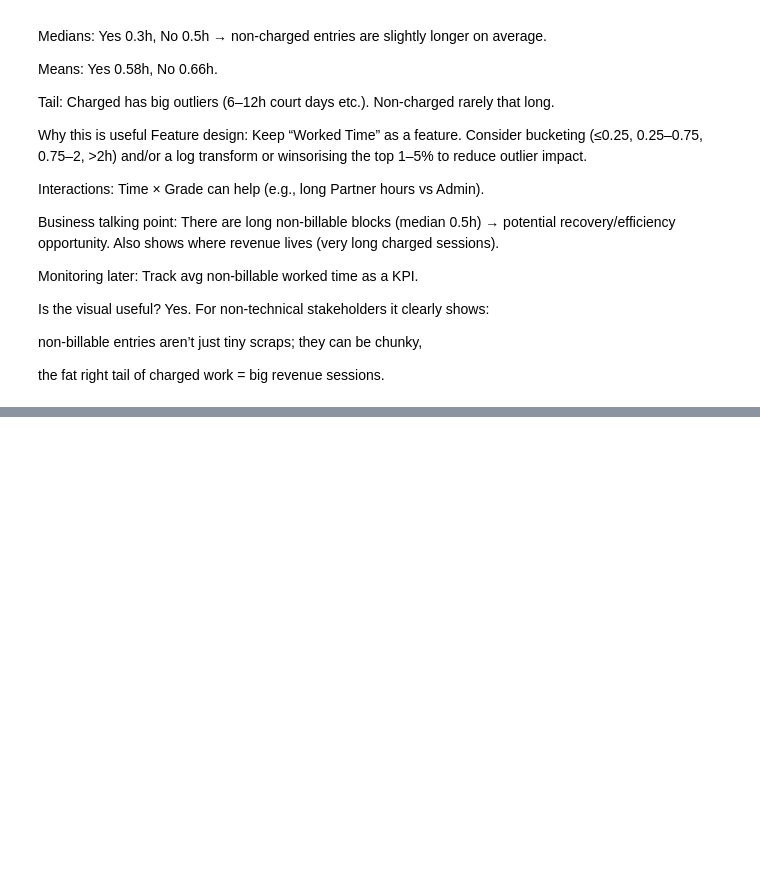
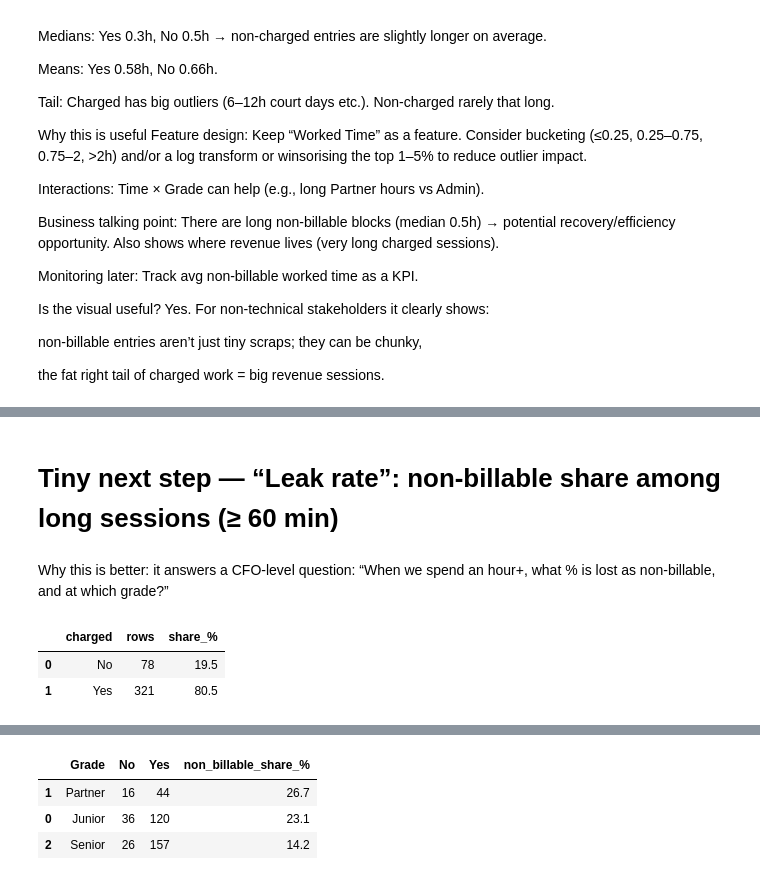
Before and after one commit to MuhammadToqeer/legal-time-categorisation-poc, a Jupyter notebook: notebooks/01_eda.ipynb, the cells around one changed output, grey strips where cells are left out. Cells and saved outputs as stored; diff of their text form; code cells hidden in the pictures; blank space fills up the shorter version.

```diff
--- a/notebooks/01_eda.ipynb
+++ b/notebooks/01_eda.ipynb
@@ -335,3 +335,23 @@ Yes. For non-technical stakeholders it clearly shows:
 non-billable entries aren’t just tiny scraps; they can be chunky,
 
 the fat right tail of charged work = big revenue sessions.
+# %%
+import plotly.express as px
+
+# derive minutes (keep hours as-is for modelling)
+df["worked_minutes"] = (df["Worked Time"] * 60).round(0).astype(int)
+
+# optional: also create 6-minute billing buckets (useful later for business view)
+df["worked_min_bucket6"] = ((df["worked_minutes"] / 6).round().astype(int) * 6).astype(int)
+
+# re-do the plot in minutes
+dfv = df.assign(charged=df["Charged to Client?"].str.upper().map({"YES": "Yes", "NO": "No"}))
+fig = px.box(
+    dfv, x="charged", y="worked_minutes", color="charged",
+    title="Worked minutes vs Charged?"
+)
+fig.update_layout(template="simple_white", xaxis_title=None, yaxis_title="Minutes")
+fig.show()
+
+# quick summary in minutes
+dfv.groupby("charged")["worked_minutes"].agg(count="size", median="median", mean="mean")
@@ -337,0 +364,46 @@ the fat right tail of charged work = big revenue sessions.
+# %% [markdown]
+# Tiny next step — “Leak rate”: non-billable share among long sessions (≥ 60 min)
+# %% [markdown]
+Why this is better: it answers a CFO-level question: “When we spend an hour+, what % is lost as non-billable, and at which grade?”
+# %%
+THRESH = 60  # minutes
+df["worked_minutes"] = (df["Worked Time"] * 60).round(0).astype(int)
+df["charged"] = df["Charged to Client?"].str.upper().map({"YES": "Yes", "NO": "No"})
+df["long"] = df["worked_minutes"] >= THRESH
+
+# Overall leak among long sessions
+overall = (
+    df.loc[df["long"]]
+      .groupby("charged")
+      .size()
+      .rename("rows")
+      .reset_index()
+)
+overall["share_%"] = (overall["rows"] / overall["rows"].sum() * 100).round(1)
+display(overall)
+
+# By grade: non-billable share for long sessions
+by_grade = (
+    df.loc[df["long"]]
+      .pivot_table(index="Grade", columns="charged", values="worked_minutes", aggfunc="size", fill_value=0)
+      .reset_index()
+      .rename_axis(None, axis=1)
+)
+if "No" not in by_grade.columns: by_grade["No"] = 0
+if "Yes" not in by_grade.columns: by_grade["Yes"] = 0
+by_grade["non_billable_share_%"] = (by_grade["No"] / (by_grade["No"] + by_grade["Yes"]).replace(0, pd.NA) * 100).round(1)
+by_grade = by_grade.sort_values("non_billable_share_%", ascending=False)
+
+fig = px.bar(
+    by_grade, x="Grade", y="non_billable_share_%", text="non_billable_share_%",
+    title=f"Non-billable share for long sessions (≥{THRESH} min)",
+)
+fig.update_traces(texttemplate="%{text}%", textposition="outside")
+fig.update_layout(template="simple_white", yaxis_title="Non-billable (%)", xaxis_title=None)
+fig.show()
+
+by_grade
+# %% [output]
+|  | charged | rows | share_% |
+| 0 | No | 78 | 19.5 |
+| 1 | Yes | 321 | 80.5 |
@@ -337,0 +411,4 @@ the fat right tail of charged work = big revenue sessions.
+|  | Grade | No | Yes | non_billable_share_% |
+| 1 | Partner | 16 | 44 | 26.7 |
+| 0 | Junior | 36 | 120 | 23.1 |
+| 2 | Senior | 26 | 157 | 14.2 |
```
Also changed, not shown: parts of 7 cells of this notebook.
